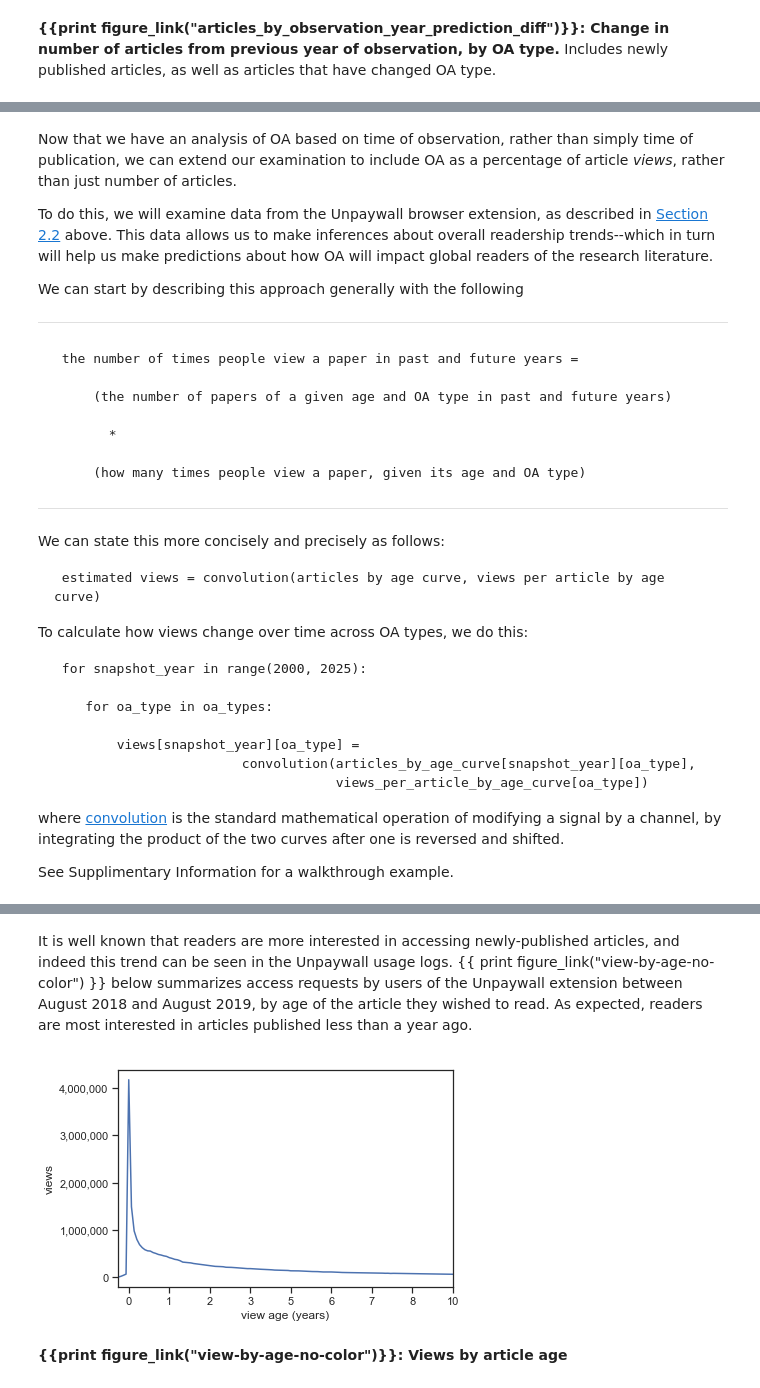
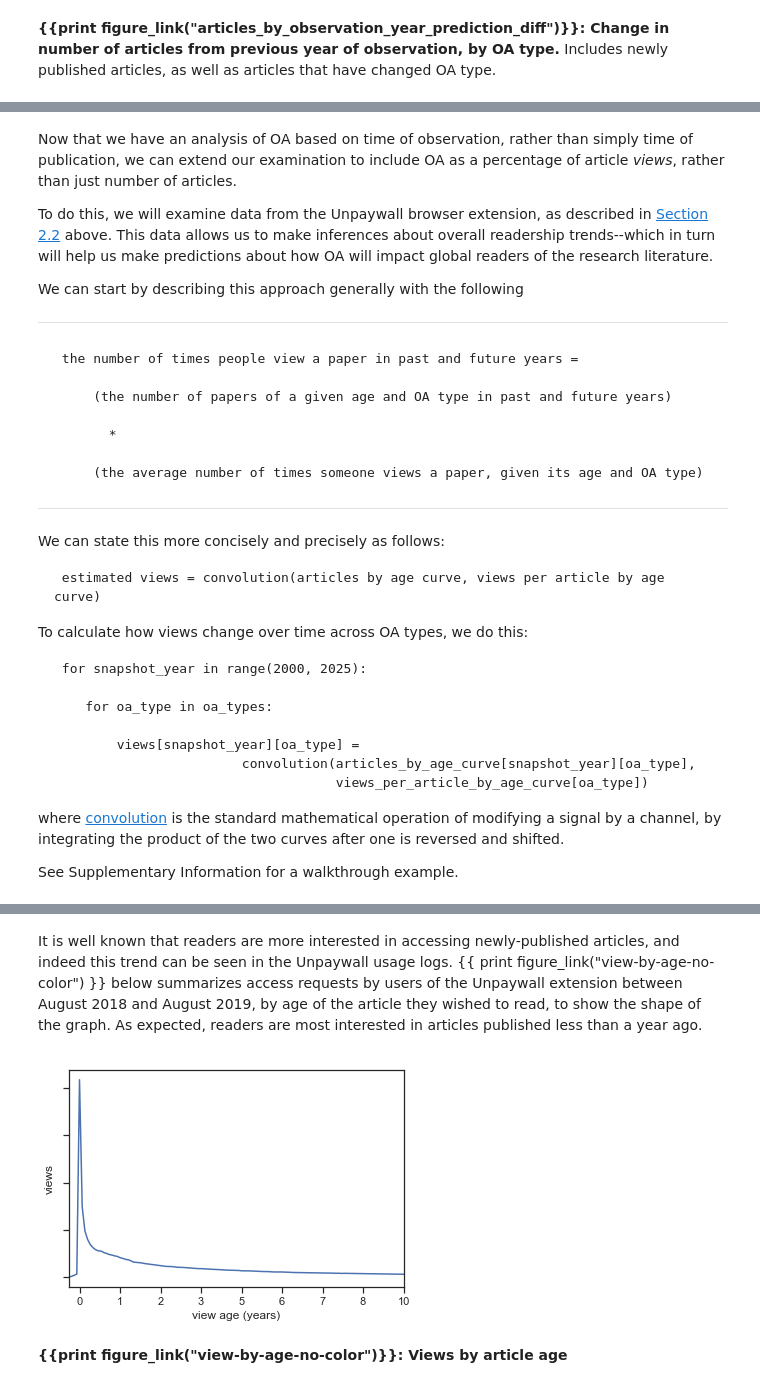
Before and after one commit to ourresearch/future-oa, a Jupyter notebook: manuscript.ipynb, the cells around one changed output, grey strips where cells are left out. Saved outputs shown, nothing was run; the diff lists cells and outputs as text; code cells hidden in the pictures.

````diff
--- a/manuscript.ipynb
+++ b/manuscript.ipynb
@@ -1835,7 +1796,7 @@ We can start by describing this approach generally with the following
 
        *
 
-     (how many times people view a paper, given its age and OA type)
+     (the average number of times someone views a paper, given its age and OA type)
 ```
 ***
 
@@ -1859,28 +1820,29 @@ To calculate how views change over time across OA types, we do this:
 
 where [convolution](https://en.wikipedia.org/wiki/Convolution) is the standard mathematical operation of modifying a signal by a channel, by integrating the product of the two curves after one is reversed and shifted.
 
-See Supplimentary Information for a walkthrough example.
+See Supplementary Information for a walkthrough example.
 # %%
 register_new_figure("view-by-age-no-color");
 # %% [output]
 [interactive output not drawn]
 # %% [markdown]
-It is well known that readers are more interested in accessing newly-published articles, and indeed this trend can be seen in the Unpaywall usage logs. {{ print figure_link("view-by-age-no-color") }} below summarizes access requests by users of the Unpaywall extension between August 2018 and August 2019, by age of the article they wished to read. As expected, readers are most interested in articles published less than a year ago.
+It is well known that readers are more interested in accessing newly-published articles, and indeed this trend can be seen in the Unpaywall usage logs. {{ print figure_link("view-by-age-no-color") }} below summarizes access requests by users of the Unpaywall extension between August 2018 and August 2019, by age of the article they wished to read, to show the shape of the graph. As expected, readers are most interested in articles published less than a year ago.
 # %%
 # hidden: code to query and graph
 %matplotlib inline
 
 my_plot = views_by_age_months_no_color_full_year.plot.line(x="article_age_months", y="num_views")
 my_plot.set_xlim(-4, 120)
 my_plot.xaxis.set_major_locator(plt.MaxNLocator(11))
 ticks = [int(x) for x in my_plot.get_xticks()/12]  # convert months to years
 my_plot.set_xticklabels(ticks);
 my_plot.yaxis.set_major_formatter(mpl.ticker.StrMethodFormatter('{x:,.0f}'))
+my_plot.set_yticklabels([]);
 plt.xlabel('view age (years)')
 plt.ylabel('views')
 my_plot.get_legend().remove()
 # %% [output]
-[figure, old version]
+[figure, new version]
 # %% [markdown]
 **{{print figure_link("view-by-age-no-color")}}: Views by article age**
 # %% [markdown]
````
Also changed, not shown: parts of 62 cells of this notebook, 3 other files.
